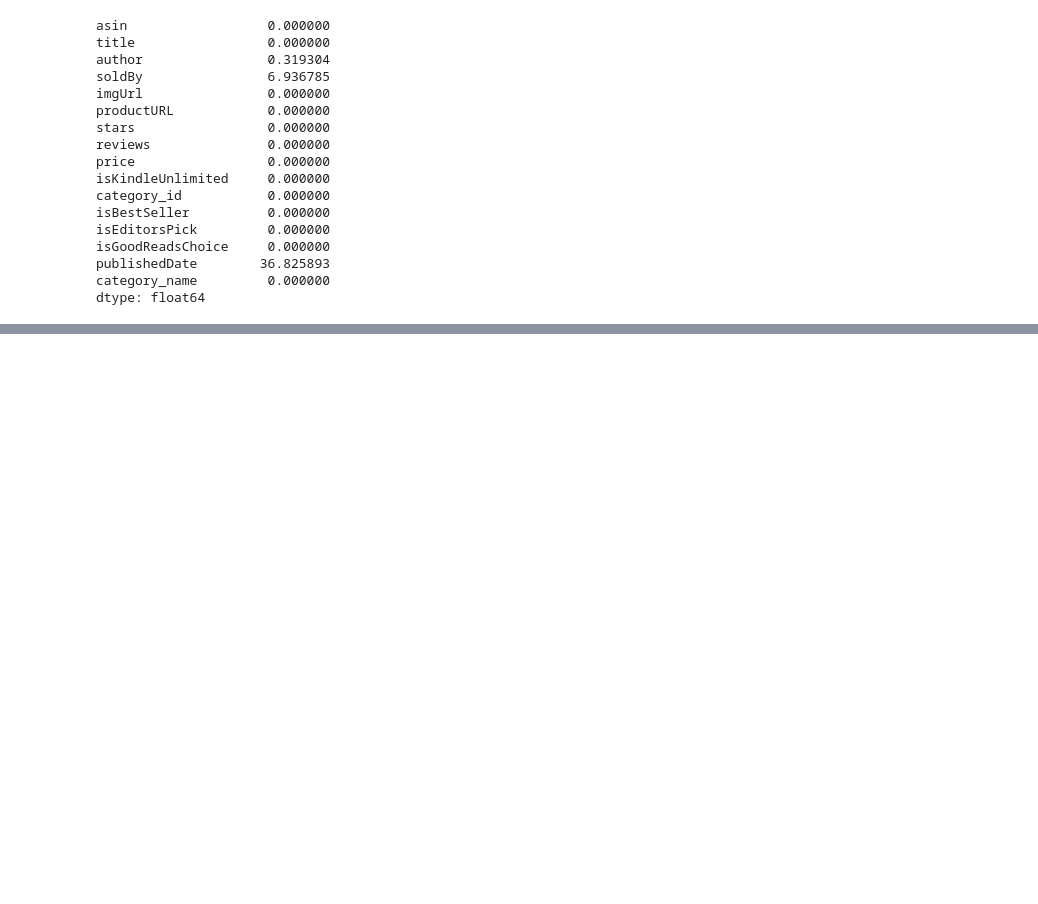
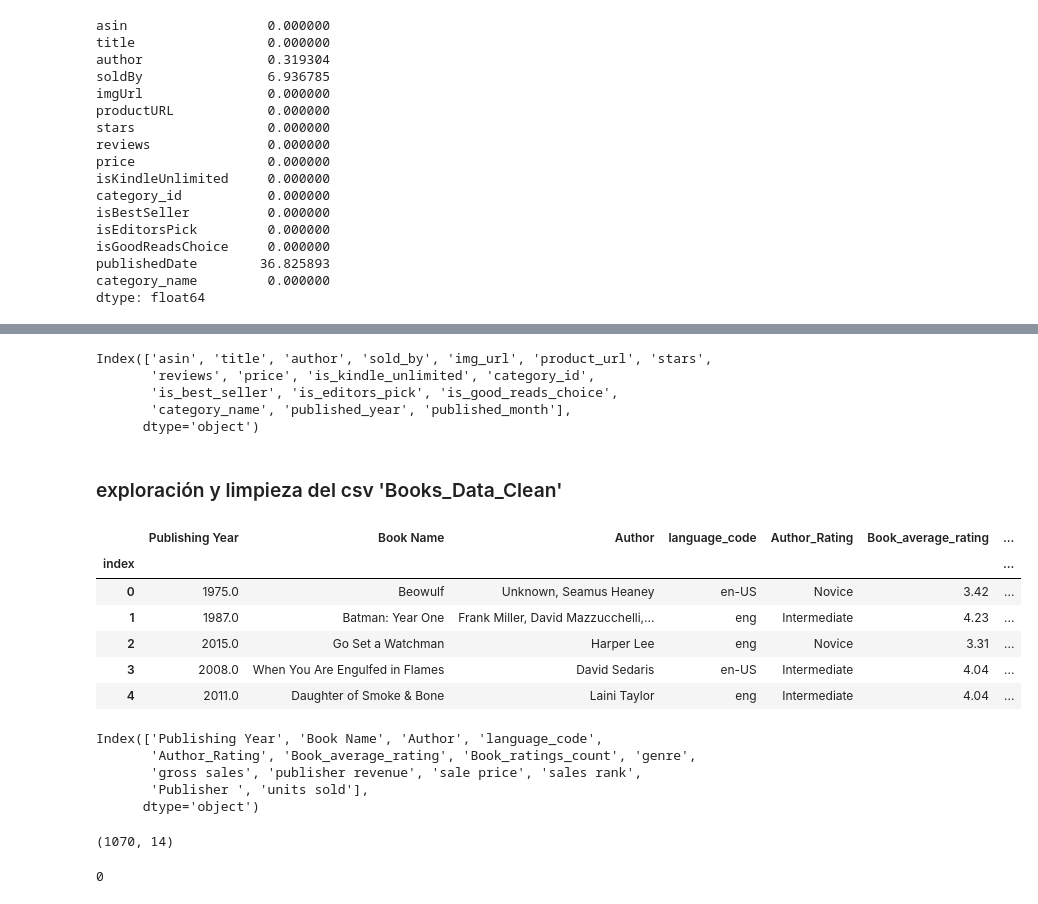
Before and after one commit to raquelmartinrodriguez/promoG-DA-modulo4-sprint2-Laura-Mora-Raquel-Martin, a Jupyter notebook: analisis_raquel.ipynb, the cells around one changed output, grey strips where cells are left out. Drawn from its saved outputs; the diff is of its cells as text; code cells hidden in the pictures; blank space fills up the shorter version.

Commit message:
add clean csv

```diff
--- a/analisis_raquel.ipynb
+++ b/analisis_raquel.ipynb
@@ -416,0 +424,8 @@ df_kindle.head()
+# %%
+df_kindle.columns
+# %% [output]
+Index(['asin', 'title', 'author', 'sold_by', 'img_url', 'product_url', 'stars',
+       'reviews', 'price', 'is_kindle_unlimited', 'category_id',
+       'is_best_seller', 'is_editors_pick', 'is_good_reads_choice',
+       'category_name', 'published_year', 'published_month'],
+      dtype='object')
@@ -416,0 +434,29 @@ df_kindle.head()
+# %% [markdown]
+### exploración y limpieza del csv 'Books_Data_Clean'
+# %%
+df_books_data = pd.read_csv('input_files/Books_Data_Clean.csv', index_col=0)
+df_books_data.head()
+# %% [output]
+|  | Publishing Year | Book Name | Author | language_code | Author_Rating | Book_average_rating | ... |
+| index |  |  |  |  |  |  | ... |
+| 0 | 1975.0 | Beowulf | Unknown, Seamus Heaney | en-US | Novice | 3.42 | ... |
+| 1 | 1987.0 | Batman: Year One | Frank Miller, David Mazzucchelli,... | eng | Intermediate | 4.23 | ... |
+| 2 | 2015.0 | Go Set a Watchman | Harper Lee | eng | Novice | 3.31 | ... |
+| 3 | 2008.0 | When You Are Engulfed in Flames | David Sedaris | en-US | Intermediate | 4.04 | ... |
+| 4 | 2011.0 | Daughter of Smoke & Bone | Laini Taylor | eng | Intermediate | 4.04 | ... |
+# %%
+df_books_data.columns
+# %% [output]
+Index(['Publishing Year', 'Book Name', 'Author', 'language_code',
+       'Author_Rating', 'Book_average_rating', 'Book_ratings_count', 'genre',
+       'gross sales', 'publisher revenue', 'sale price', 'sales rank',
+       'Publisher ', 'units sold'],
+      dtype='object')
+# %%
+df_books_data.shape
+# %% [output]
+(1070, 14)
+# %%
+df_books_data.duplicated().sum()
+# %% [output]
+0
```
Also changed, not shown: parts of 40 cells of this notebook, 4 other files.
